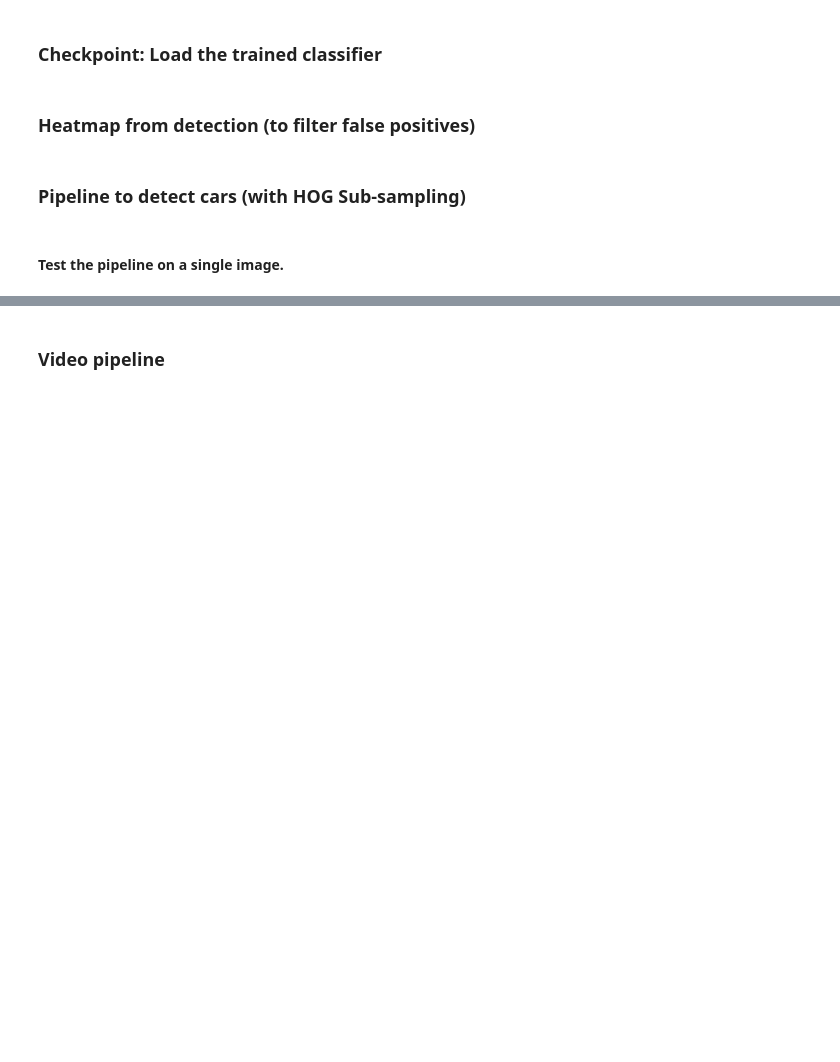
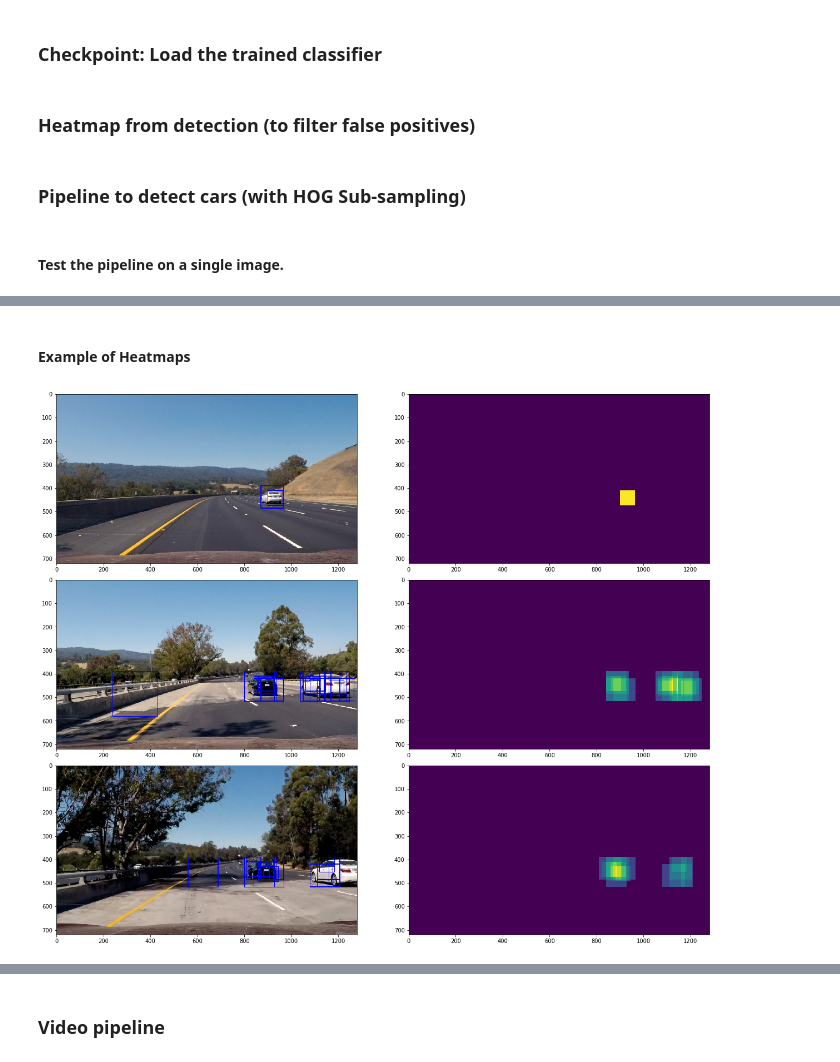
Before and after one commit to trimcao/sdcnd-p5-vehicle-detection, a Jupyter notebook: project5.ipynb, the cells around one changed output, grey strips where cells are left out. Cells and saved outputs as stored; diff of their text form; code cells hidden in the pictures; blank space fills up the shorter version.

```diff
--- a/project5.ipynb
+++ b/project5.ipynb
@@ -656,0 +489,24 @@ def pipeline(img):
+# %% [markdown]
+#### Example of Heatmaps
+# %%
+# Example of Heatmaps
+img1 = mpimg.imread('./test_images/test3.jpg')
+out_img1, heatmap1 = pipeline(img1, show_search_windows=False, heatmap_show=True)
+img2 = mpimg.imread('./test_images/test4.jpg')
+out_img2, heatmap2 = pipeline(img2, show_search_windows=False, heatmap_show=True)
+img3 = mpimg.imread('./test_images/test5.jpg')
+out_img3, heatmap3 = pipeline(img3, show_search_windows=False, heatmap_show=True)
+
+f, ((ax1, ax2), (ax3, ax4), (ax5, ax6)) = plt.subplots(3, 2, figsize=(24, 15))
+
+ax1.imshow(out_img1)
+ax2.imshow(heatmap1)
+ax3.imshow(out_img2)
+ax4.imshow(heatmap2)
+ax5.imshow(out_img3)
+ax6.imshow(heatmap3)
+
+f.tight_layout()
+plt.subplots_adjust(left=0., right=.8, top=0.9, bottom=0.)
+# %% [output]
+[figure, added]
```
Also changed, not shown: parts of 14 cells of this notebook, 1 other file.
